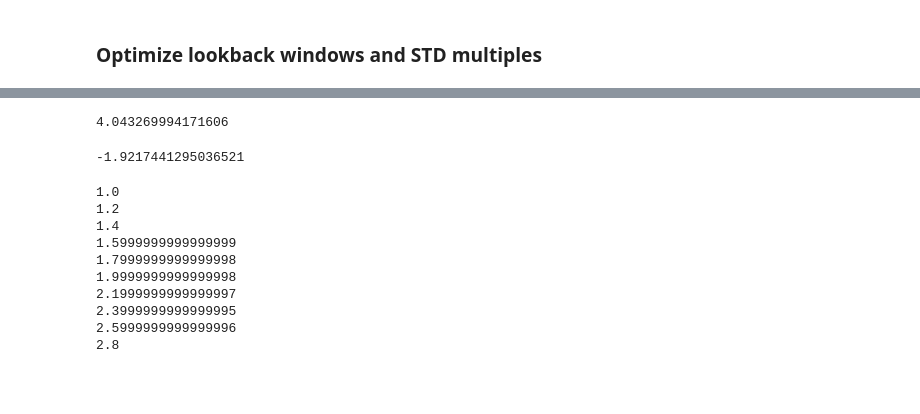
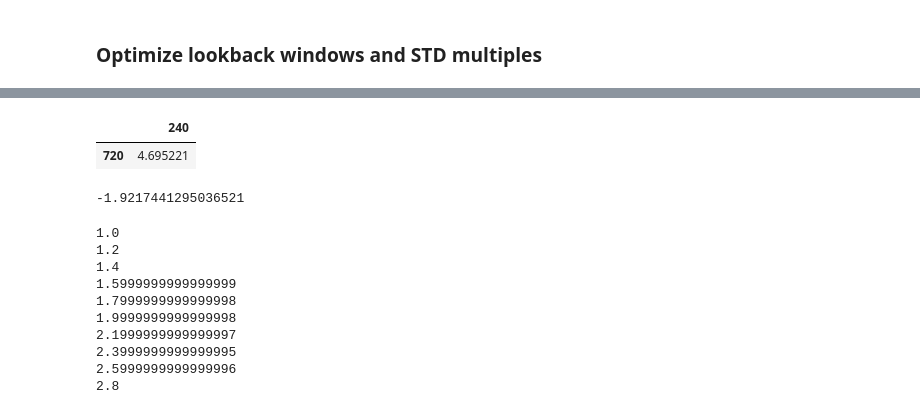
Before and after one commit to walidarbtg/cointegration, a Jupyter notebook: Cointegration Matrix.ipynb, the cells around one changed output, grey strips where cells are left out. Saved outputs shown, nothing was run; the diff lists cells and outputs as text; code cells hidden in the pictures; blank space fills up the shorter version.

```diff
--- a/Cointegration Matrix.ipynb
+++ b/Cointegration Matrix.ipynb
@@ -425,10 +443,2 @@ Max Drawdown: -1.14%
 # %% [markdown]
 ### Optimize lookback windows and STD multiples
-# %%
-lookback_periods = range(24, 24*20, 5)
-std_multiples = np.arange(1,3,0.2)
-
-optimization_matrix = pd.DataFrame(index=std_multiples, columns=lookback_periods)
-
-for stdev in optimization_matrix.index:
-    for lb in optimization_matrix.columns:
@@ -453,4 +444,0 @@ for stdev in optimization_matrix.index:
-# %%
-(capital[0] - capital.cummin()[len(capital)-1]) / capital[0] * 100
-# %% [output]
-4.043269994171606
@@ -457,3 +552,8 @@ for stdev in optimization_matrix.index:
+# %%
+optimization_matrix
+# %% [output]
+|  | 240 |
+| 720 | 4.695221 |
 # %%
 (capital[i]-capital[j])/capital[i]*100
 # %% [output]
```
Also changed, not shown: parts of 12 cells of this notebook.
